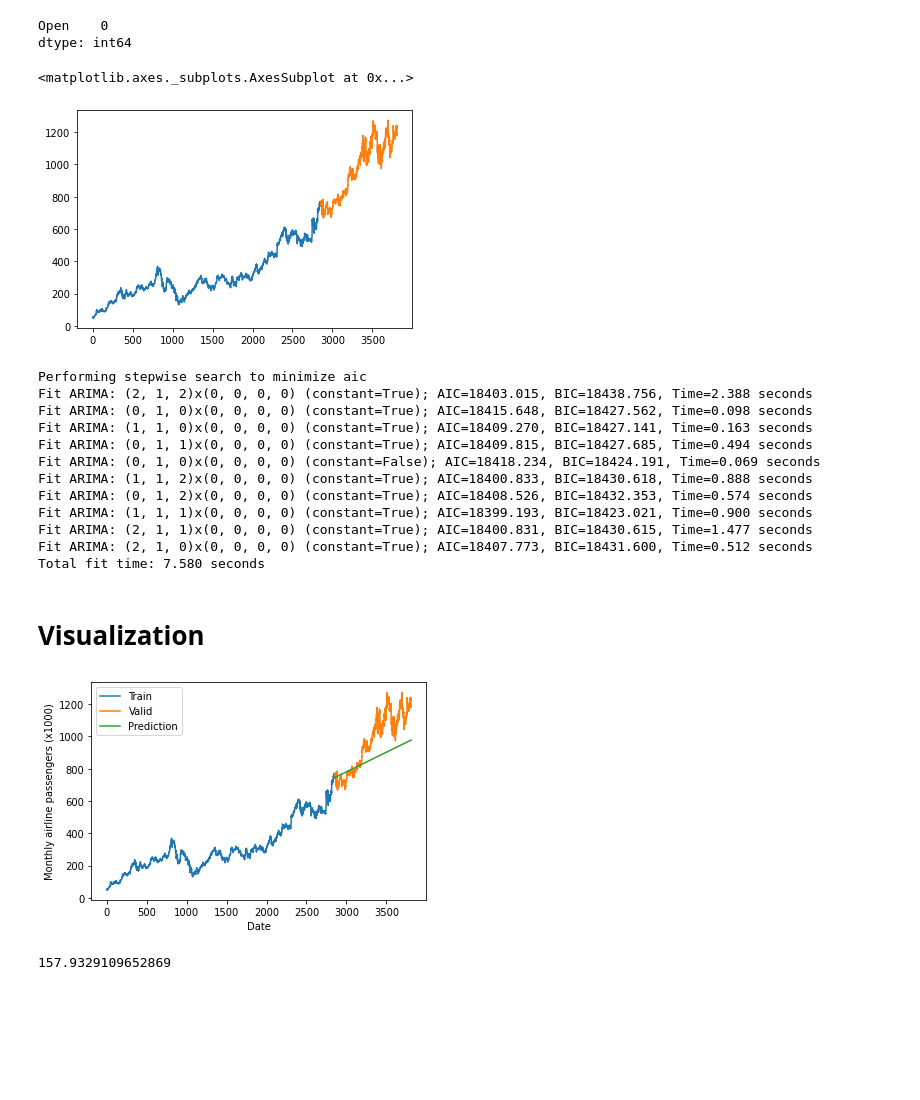
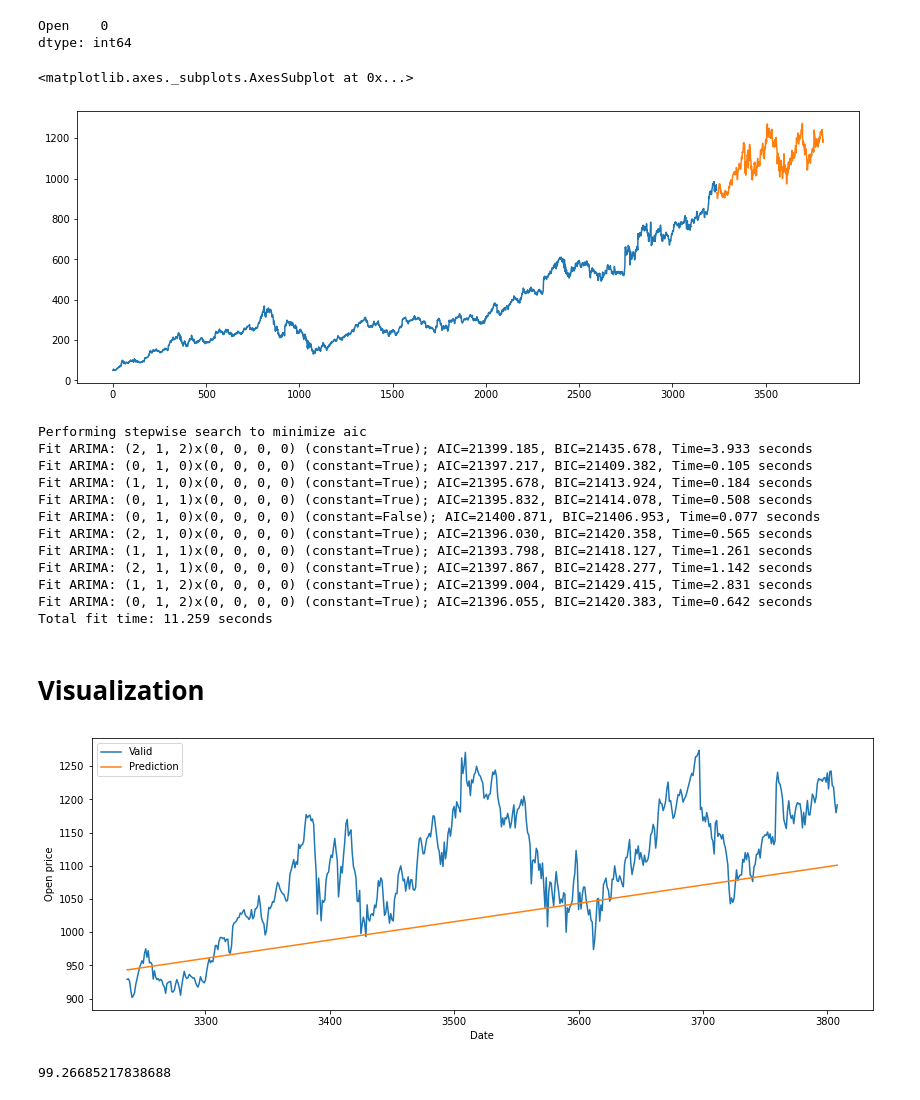
Before and after one commit to HiteshAI/time-series-analysis, a Jupyter notebook: time_series_analysis_google_stock_ARIMA.ipynb, the cells around one changed output. Drawn from its saved outputs; the diff is of its cells as text; code cells hidden in the pictures; blank space fills up the shorter version.

```diff
--- a/time_series_analysis_google_stock_ARIMA.ipynb
+++ b/time_series_analysis_google_stock_ARIMA.ipynb
@@ -66,16 +66,16 @@ Open    0
 dtype: int64
 # %%
 #divide into train and validation set
-train = data[:int(0.75*(len(data)))]
-valid = data[int(0.75*(len(data))):]
+train = data[:int(0.85*(len(data)))]
+valid = data[int(0.85*(len(data))):]
 
-
+plt.figure(figsize=(14,5))
 #plotting the data
 train['Open'].plot()
 valid['Open'].plot()
 # %% [output]
 <matplotlib.axes._subplots.AxesSubplot at 0x...>
-[figure, old version]
+[figure, new version]
 # %%
 #building the model
 from pmdarima.arima import auto_arima
@@ -86,30 +86,31 @@ forecast = model.predict(n_periods=len(valid))
 forecast = pd.DataFrame(forecast,index = valid.index,columns=['Prediction'])
 # %% [output]
 Performing stepwise search to minimize aic
-Fit ARIMA: (2, 1, 2)x(0, 0, 0, 0) (constant=True); AIC=18403.015, BIC=18438.756, Time=2.388 seconds
-Fit ARIMA: (0, 1, 0)x(0, 0, 0, 0) (constant=True); AIC=18415.648, BIC=18427.562, Time=0.098 seconds
-Fit ARIMA: (1, 1, 0)x(0, 0, 0, 0) (constant=True); AIC=18409.270, BIC=18427.141, Time=0.163 seconds
-Fit ARIMA: (0, 1, 1)x(0, 0, 0, 0) (constant=True); AIC=18409.815, BIC=18427.685, Time=0.494 seconds
-Fit ARIMA: (0, 1, 0)x(0, 0, 0, 0) (constant=False); AIC=18418.234, BIC=18424.191, Time=0.069 seconds
-Fit ARIMA: (1, 1, 2)x(0, 0, 0, 0) (constant=True); AIC=18400.833, BIC=18430.618, Time=0.888 seconds
-Fit ARIMA: (0, 1, 2)x(0, 0, 0, 0) (constant=True); AIC=18408.526, BIC=18432.353, Time=0.574 seconds
-Fit ARIMA: (1, 1, 1)x(0, 0, 0, 0) (constant=True); AIC=18399.193, BIC=18423.021, Time=0.900 seconds
-Fit ARIMA: (2, 1, 1)x(0, 0, 0, 0) (constant=True); AIC=18400.831, BIC=18430.615, Time=1.477 seconds
-Fit ARIMA: (2, 1, 0)x(0, 0, 0, 0) (constant=True); AIC=18407.773, BIC=18431.600, Time=0.512 seconds
-Total fit time: 7.580 seconds
+Fit ARIMA: (2, 1, 2)x(0, 0, 0, 0) (constant=True); AIC=21399.185, BIC=21435.678, Time=3.933 seconds
+Fit ARIMA: (0, 1, 0)x(0, 0, 0, 0) (constant=True); AIC=21397.217, BIC=21409.382, Time=0.105 seconds
+Fit ARIMA: (1, 1, 0)x(0, 0, 0, 0) (constant=True); AIC=21395.678, BIC=21413.924, Time=0.184 seconds
+Fit ARIMA: (0, 1, 1)x(0, 0, 0, 0) (constant=True); AIC=21395.832, BIC=21414.078, Time=0.508 seconds
+Fit ARIMA: (0, 1, 0)x(0, 0, 0, 0) (constant=False); AIC=21400.871, BIC=21406.953, Time=0.077 seconds
+Fit ARIMA: (2, 1, 0)x(0, 0, 0, 0) (constant=True); AIC=21396.030, BIC=21420.358, Time=0.565 seconds
+Fit ARIMA: (1, 1, 1)x(0, 0, 0, 0) (constant=True); AIC=21393.798, BIC=21418.127, Time=1.261 seconds
+Fit ARIMA: (2, 1, 1)x(0, 0, 0, 0) (constant=True); AIC=21397.867, BIC=21428.277, Time=1.142 seconds
+Fit ARIMA: (1, 1, 2)x(0, 0, 0, 0) (constant=True); AIC=21399.004, BIC=21429.415, Time=2.831 seconds
+Fit ARIMA: (0, 1, 2)x(0, 0, 0, 0) (constant=True); AIC=21396.055, BIC=21420.383, Time=0.642 seconds
+Total fit time: 11.259 seconds
 # %% [markdown]
 # **Visualization**
 # %%
 #plot the predictions for validation set
-plt.plot(train, label='Train')
+# plt.plot(train, label='Train')
+plt.figure(figsize=(14,5))
 plt.plot(valid, label='Valid')
 plt.plot(forecast, label='Prediction')
-plt.ylabel('Monthly airline passengers (x1000)')
+plt.ylabel('Open price')
 plt.xlabel('Date')
 plt.legend()
 plt.show()
 # %% [output]
-[figure, old version]
+[figure, new version]
 # %%
 #calculate rmse
 from math import sqrt
@@ -118,4 +119,4 @@ from sklearn.metrics import mean_squared_error
 rms = sqrt(mean_squared_error(valid,forecast))
 print(rms)
 # %% [output]
-157.9329109652869
+99.26685217838688
```
